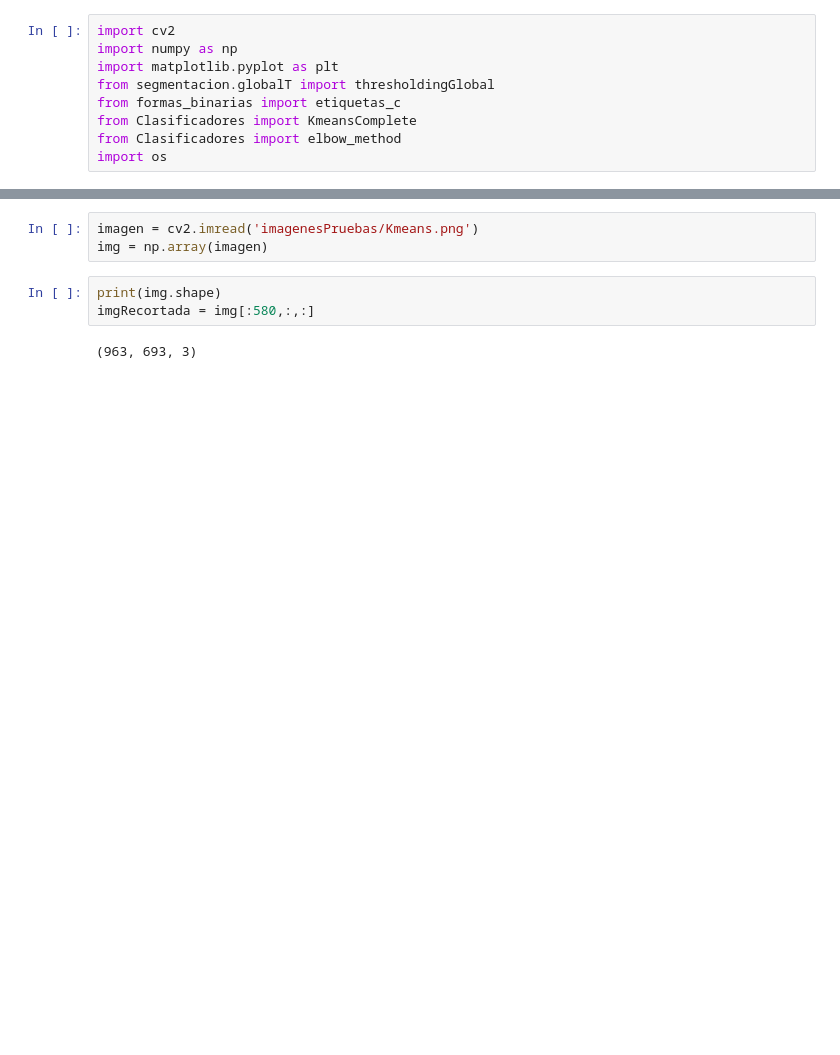
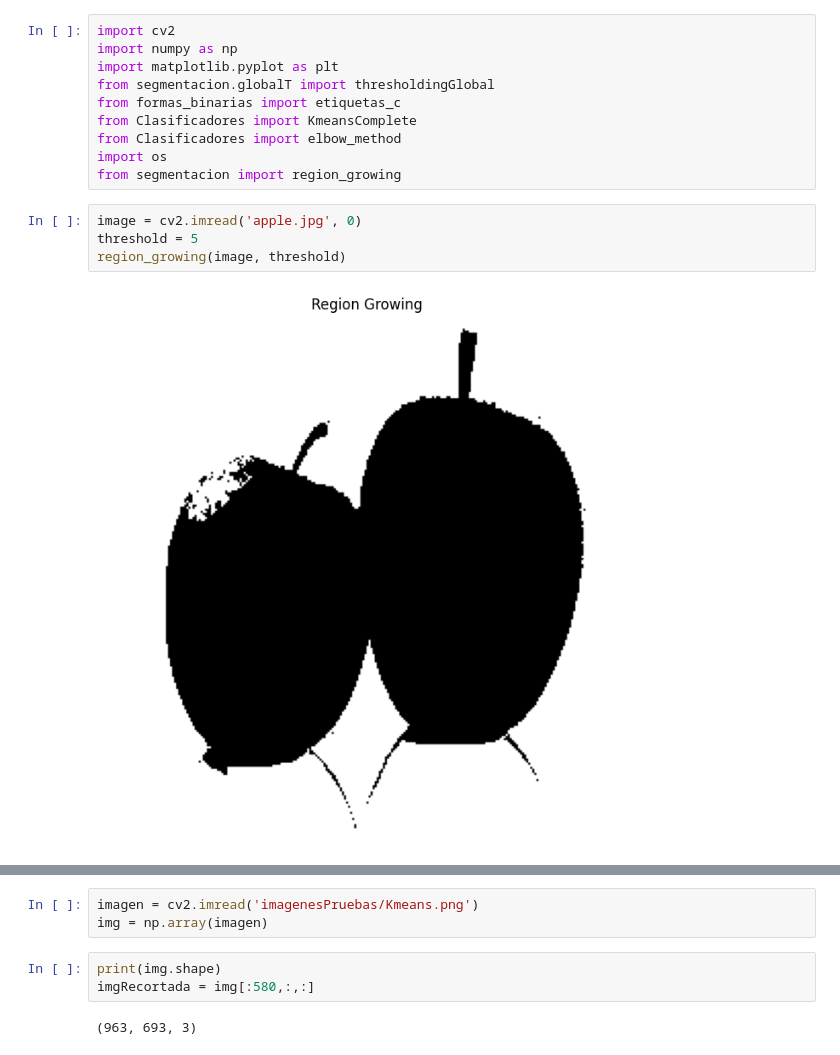
Before and after one commit to DiegoCastr00/VisionArtificial, a Jupyter notebook: Practica2-1.ipynb, the cells around one changed output, grey strips where cells are left out. Cells and saved outputs as stored; diff of their text form; blank space fills up the shorter version.

Commit message:
Crecimiento por region

```diff
--- a/Practica2-1.ipynb
+++ b/Practica2-1.ipynb
@@ -7,3 +7,10 @@ from formas_binarias import etiquetas_c
 from Clasificadores import KmeansComplete
 from Clasificadores import elbow_method
 import os
+from segmentacion import region_growing
+# %%
+image = cv2.imread('apple.jpg', 0)
+threshold = 5
+region_growing(image, threshold)
+# %% [output]
+[figure, added]
```
Also changed, not shown: parts of 1 cell of this notebook, 5 other files.
